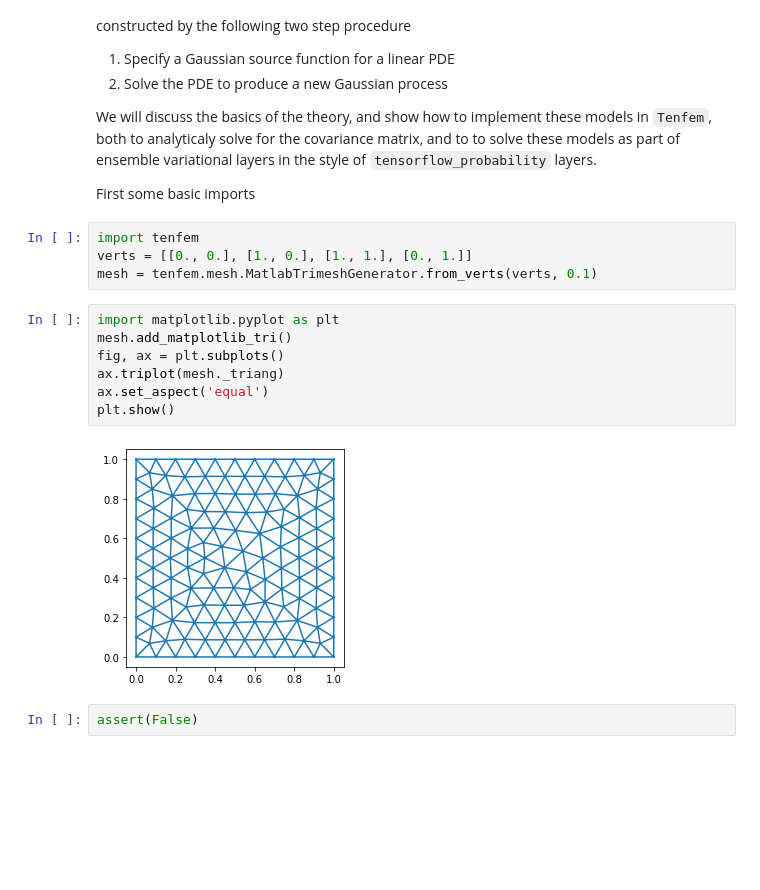
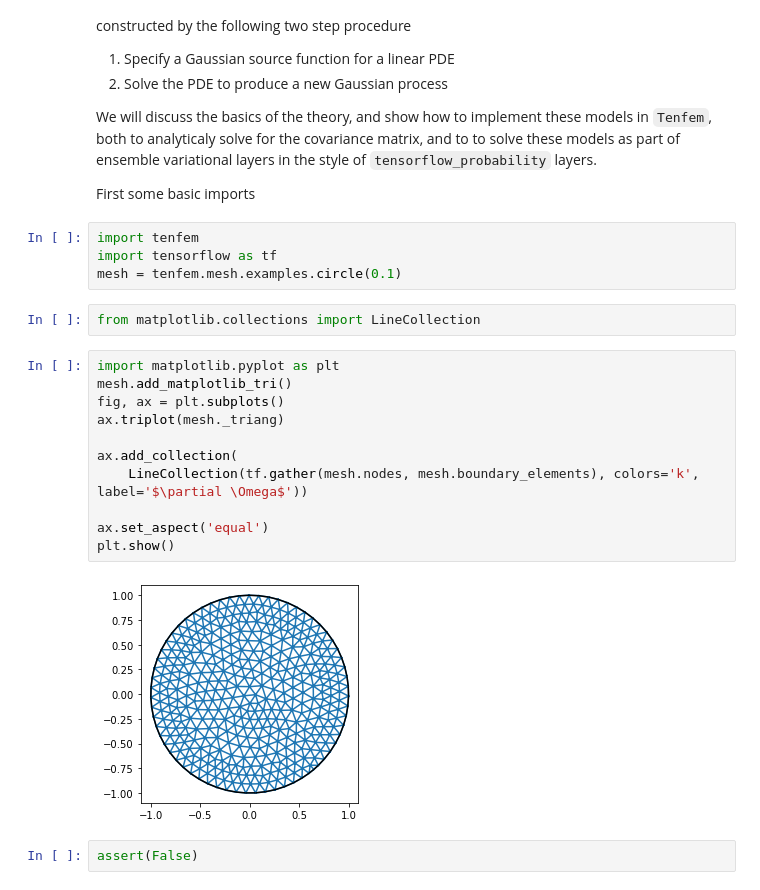
Before and after one commit to danieljtait/tenfem, a Jupyter notebook: examples/notebooks/intro_to_gp_forced_pdes.ipynb, the cells around one changed output. Saved outputs shown, nothing was run; the diff lists cells and outputs as text; blank space fills up the shorter version.

Commit message:
circle mesh examples

```diff
--- a/examples/notebooks/intro_to_gp_forced_pdes.ipynb
+++ b/examples/notebooks/intro_to_gp_forced_pdes.ipynb
@@ -13,19 +13,25 @@ to to solve these models as part of ensemble variational layers in the style
 of `tensorflow_probability` layers.
 
 First some basic imports
-# %%
-import tenfem
-verts = [[0., 0.], [1., 0.], [1., 1.], [0., 1.]]
-mesh = tenfem.mesh.MatlabTrimeshGenerator.from_verts(verts, 0.1)
+# %%
+import tenfem
+import tensorflow as tf
+mesh = tenfem.mesh.examples.circle(0.1)
+# %%
+from matplotlib.collections import LineCollection
 # %%
 import matplotlib.pyplot as plt
 mesh.add_matplotlib_tri()
 fig, ax = plt.subplots()
 ax.triplot(mesh._triang)
+
+ax.add_collection(
+    LineCollection(tf.gather(mesh.nodes, mesh.boundary_elements), colors='k', label='$\partial \Omega$'))
+
 ax.set_aspect('equal')
 plt.show()
 # %% [output]
-[figure, old version]
+[figure, new version]
 # %%
 assert(False)
 # %% [output]
```
